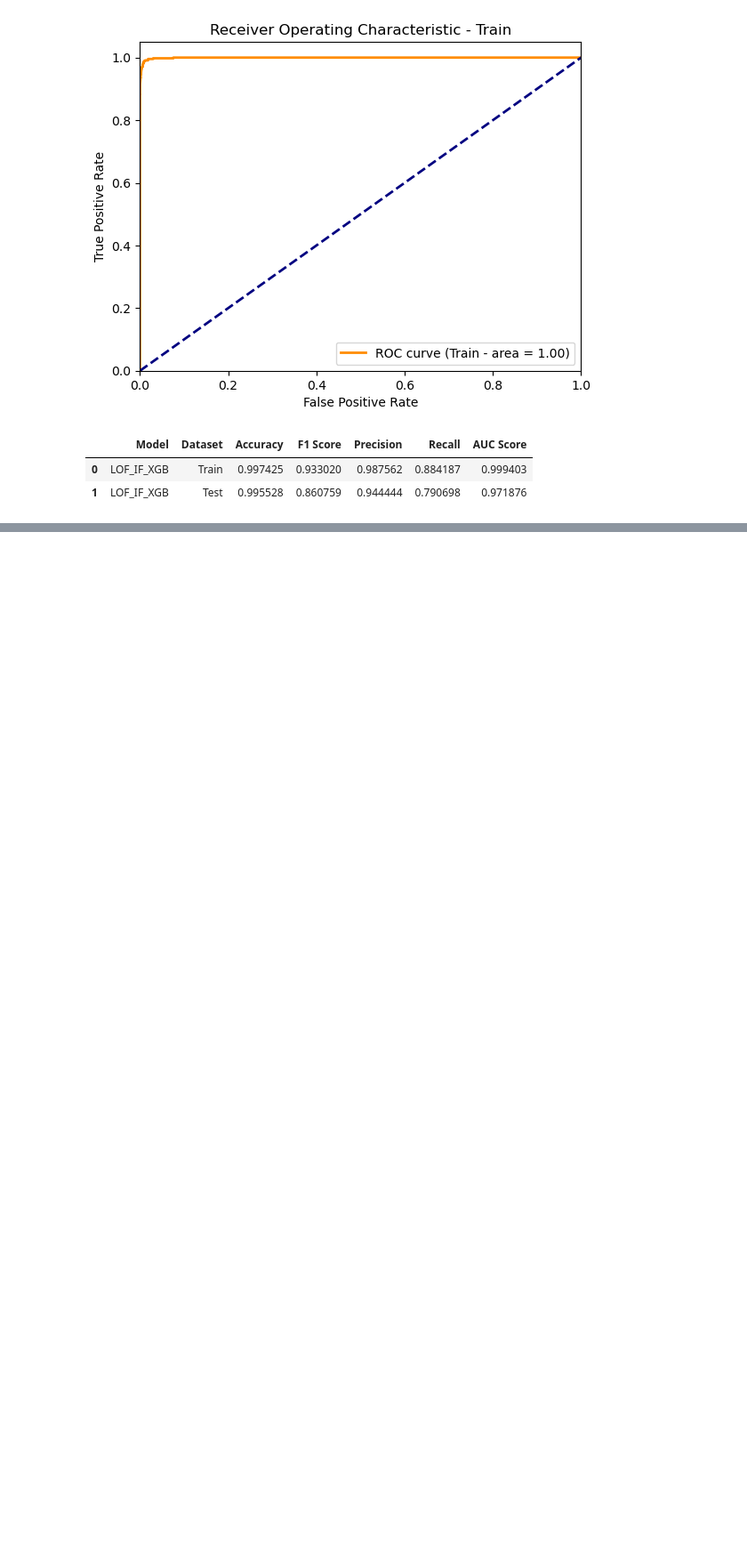
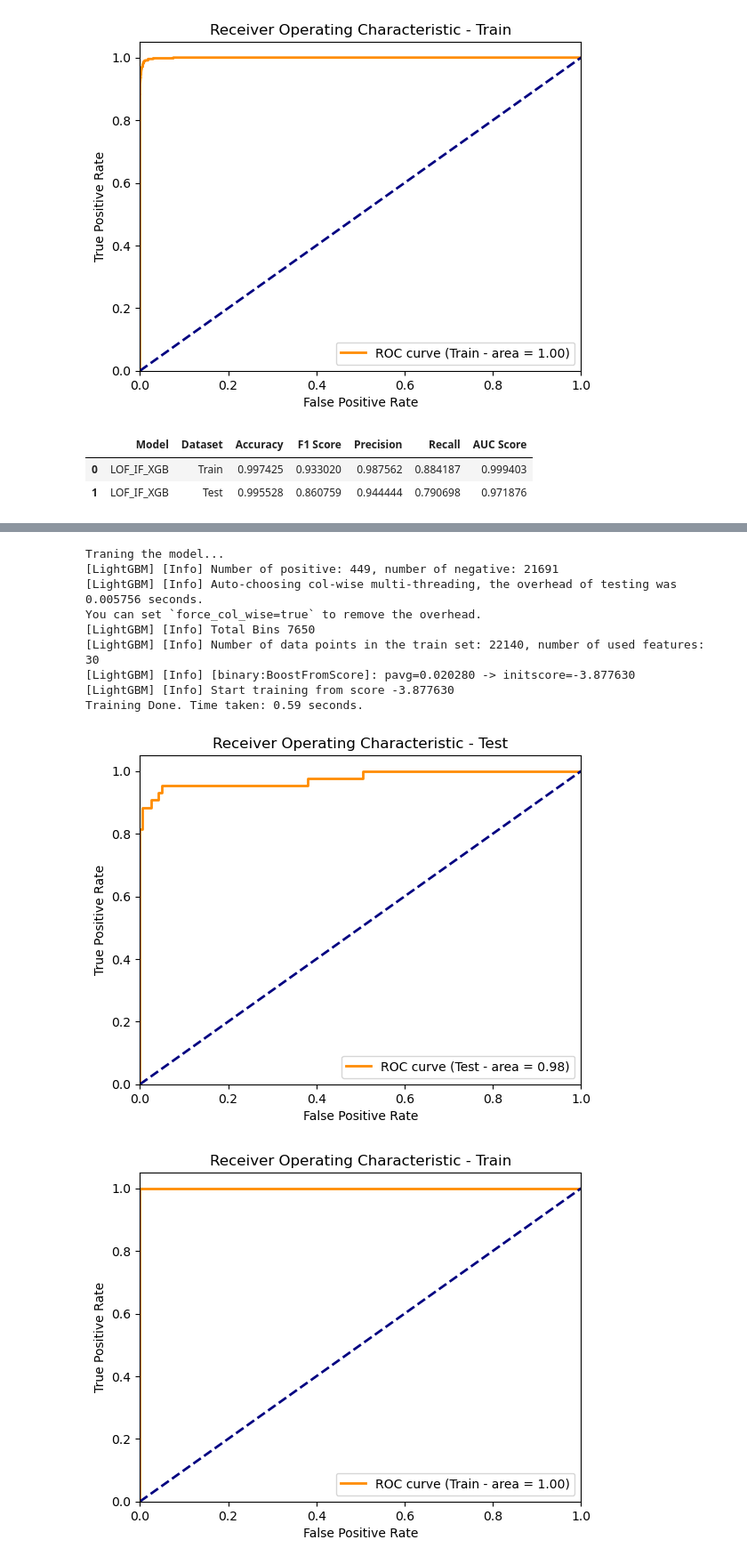
Before and after one commit to ShamilShukurov/ADA_GWU_Master_Thesis, a Jupyter notebook: Code/Modelling_Playground.ipynb, the cells around one changed output, grey strips where cells are left out. Shown at 89% size. Saved outputs shown, nothing was run; the diff lists cells and outputs as text; code cells hidden in the pictures; blank space fills up the shorter version.

```diff
--- a/Code/Modelling_Playground.ipynb
+++ b/Code/Modelling_Playground.ipynb
@@ -431,0 +443,15 @@ Index(['Time', 'V1', 'V2', 'V3', 'V4', 'V5', 'V6', 'V7', 'V8', 'V9', 'V10',
+# %%
+l = LGBMClf_test()
+l.train_eval(df_train.drop("Class",axis=1), df_train["Class"], df_test.drop("Class",axis=1), df_test["Class"], plot_roc=True)
+# %% [output]
+Traning the model...
+[LightGBM] [Info] Number of positive: 449, number of negative: 21691
+[LightGBM] [Info] Auto-choosing col-wise multi-threading, the overhead of testing was 0.005756 seconds.
+You can set `force_col_wise=true` to remove the overhead.
+[LightGBM] [Info] Total Bins 7650
+[LightGBM] [Info] Number of data points in the train set: 22140, number of used features: 30
+[LightGBM] [Info] [binary:BoostFromScore]: pavg=0.020280 -> initscore=-3.877630
+[LightGBM] [Info] Start training from score -3.877630
+Training Done. Time taken: 0.59 seconds.
+[figure, added]
+[figure, added]
```
Also changed, not shown: parts of 3 cells of this notebook, 8 other files.
